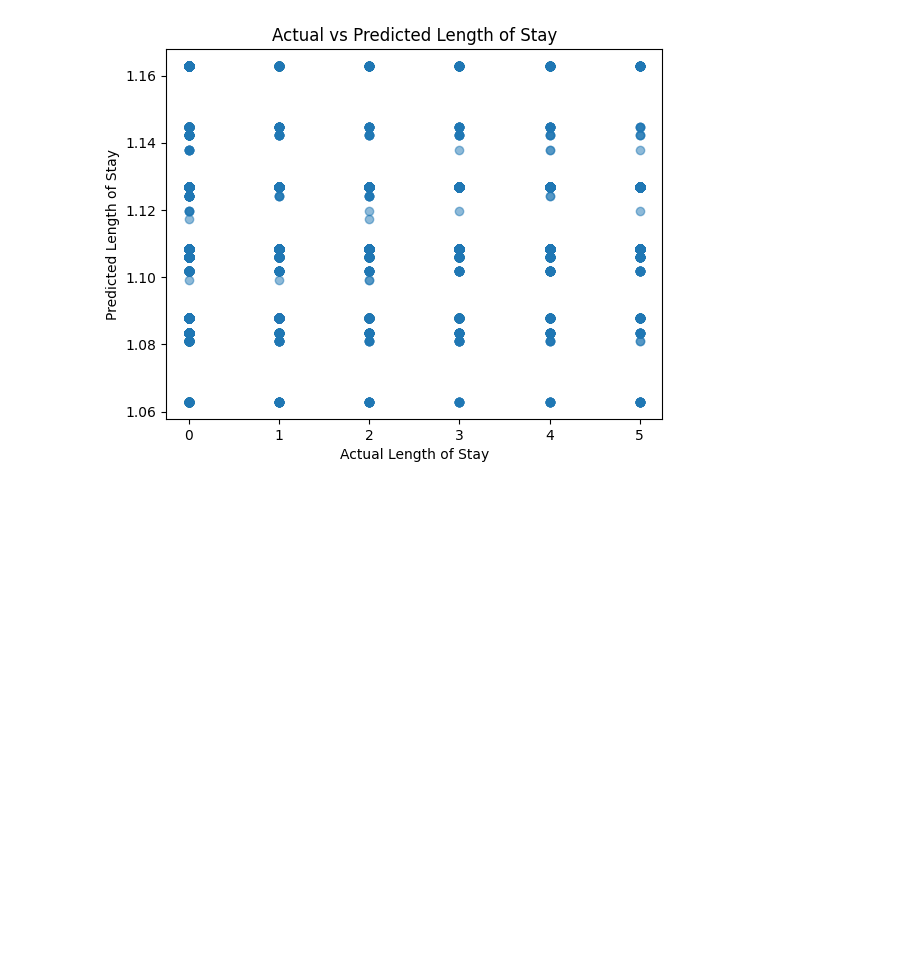
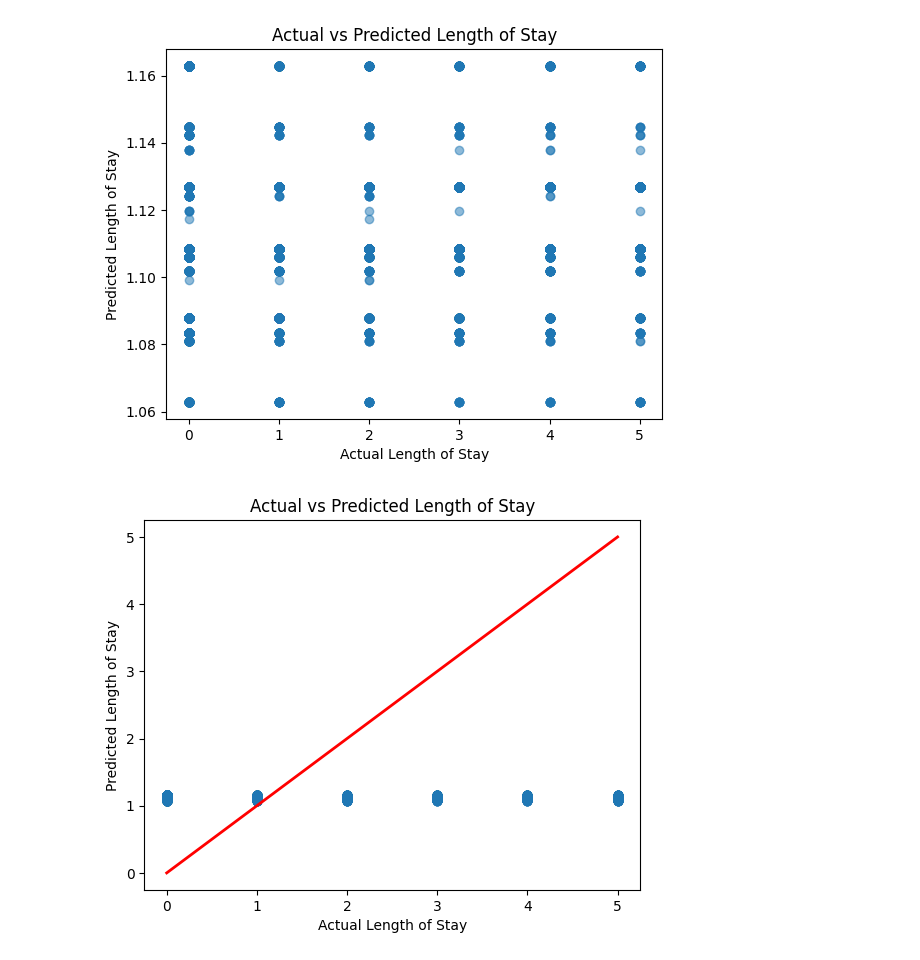
Before and after one commit to AstridLab/Mini-Projects, a Jupyter notebook: Hospital_LengthOfStay_Project.ipynb, the cells around one changed output. Cells and saved outputs as stored; diff of their text form; code cells hidden in the pictures; blank space fills up the shorter version.

```diff
--- a/Hospital_LengthOfStay_Project.ipynb
+++ b/Hospital_LengthOfStay_Project.ipynb
@@ -144,0 +147,13 @@ Mean Squared Error: 2.39
+# %%
+import numpy as np
+
+plt.scatter(y_test, predictions, alpha=0.5)
+plt.plot([y_test.min(), y_test.max()],
+         [y_test.min(), y_test.max()],
+         color='red', linewidth=2)  # perfect prediction line
+plt.xlabel("Actual Length of Stay")
+plt.ylabel("Predicted Length of Stay")
+plt.title("Actual vs Predicted Length of Stay")
+plt.show()
+# %% [output]
+[figure, added]
```
Also changed, not shown: parts of 1 cell of this notebook.
